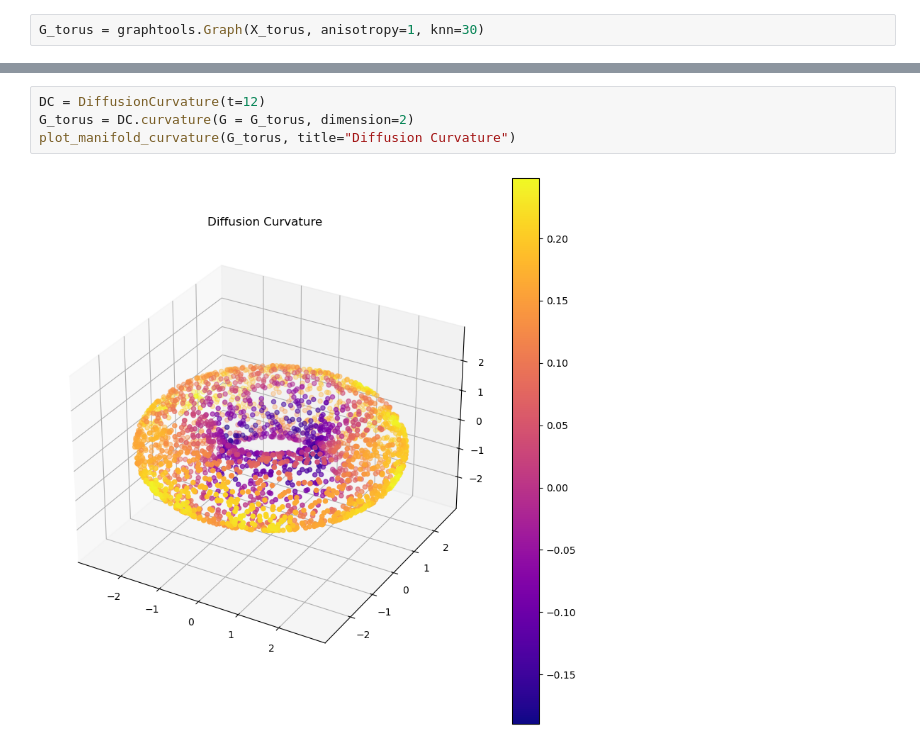
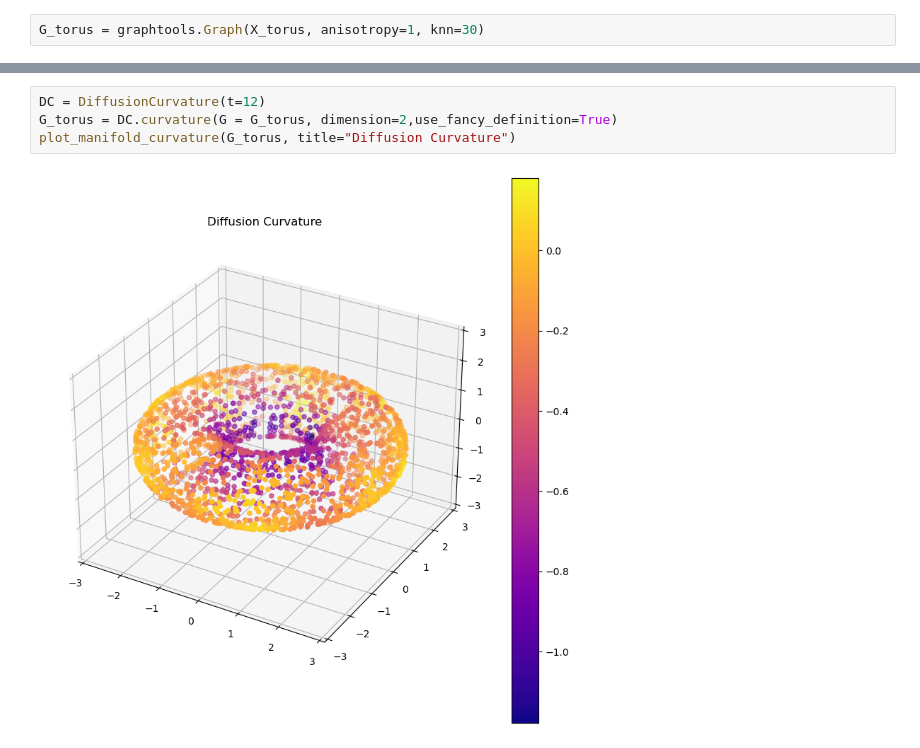
Before and after one commit to professorwug/diffusion_curvature_old, a Jupyter notebook: nbs/Core (graphtools).ipynb, the cells around one changed output, grey strips where cells are left out. Cells and saved outputs as stored; diff of their text form.

```diff
--- a/nbs/Core (graphtools).ipynb
+++ b/nbs/Core (graphtools).ipynb
@@ -348,9 +356,9 @@ plot_3d(X_torus, G_torus.P[0].toarray())
 # %%
 DC = DiffusionCurvature(t=12)
-G_torus = DC.curvature(G = G_torus, dimension=2)
+G_torus = DC.curvature(G = G_torus, dimension=2,use_fancy_definition=True)
 plot_manifold_curvature(G_torus, title="Diffusion Curvature")
 # %% [output]
-[figure, old version]
+[figure, new version]
 # %%
 %%time
 G_torus = DC.power_diffusion_matrix(G_torus, t=20)
```
Also changed, not shown: parts of 19 cells of this notebook, 24 other files.
